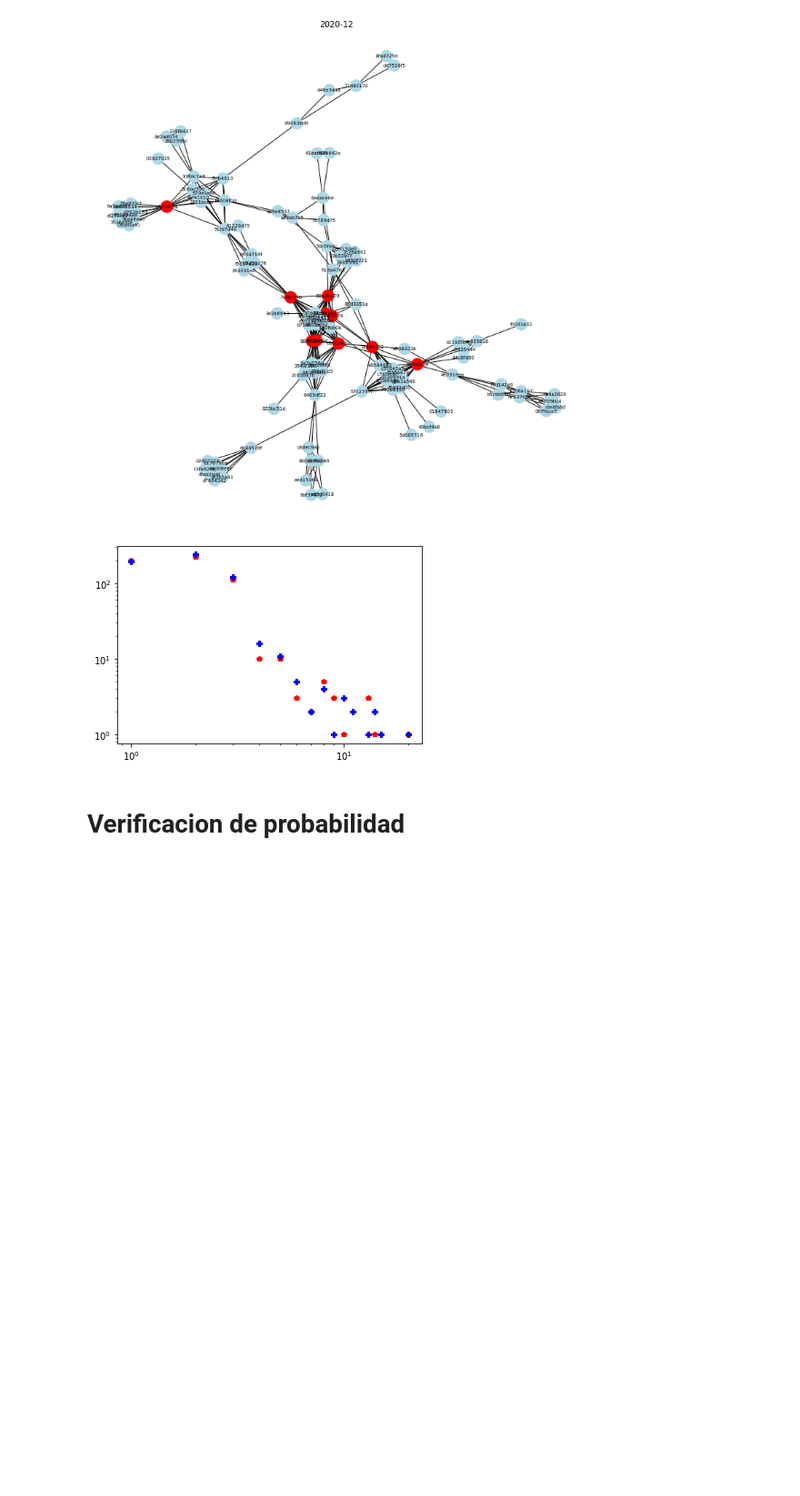
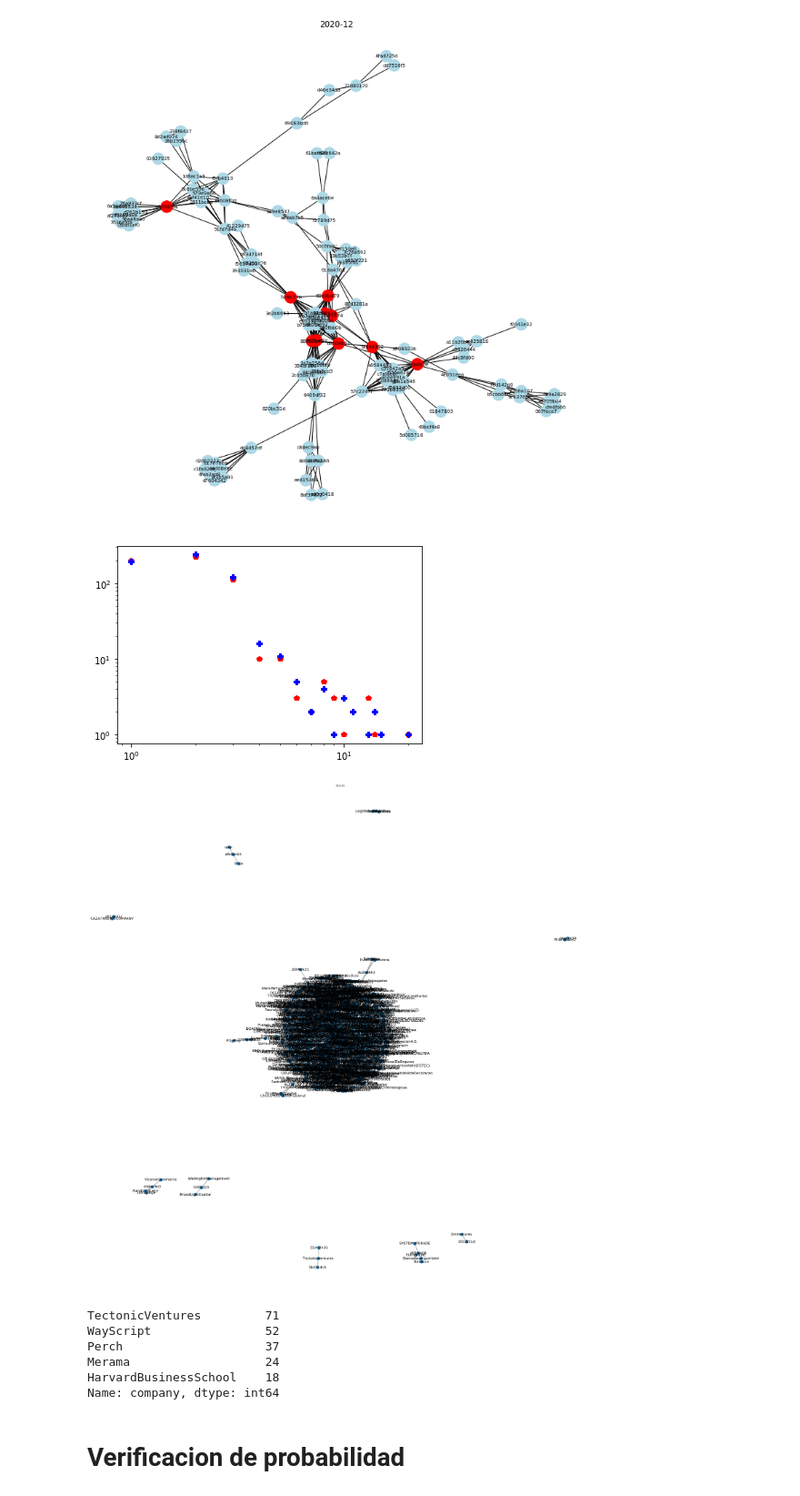
Before and after one commit to Mahonry/EncounterNetwork, a Jupyter notebook: Red de encuentros.ipynb, the cells around one changed output. Shown at 91% size. Saved outputs shown, nothing was run; the diff lists cells and outputs as text; code cells hidden in the pictures; blank space fills up the shorter version.

```diff
--- a/Red de encuentros.ipynb
+++ b/Red de encuentros.ipynb
@@ -529,6 +561,25 @@ plt.figure(3,figsize=(20,20))
 plt.plot(k_average_p_2_month, gc_people_month_2, label = 'Criterio 2')
 plt.legend()
 plt.plot()
+# %%
+#Toda la red fina
+G0 = graphs_list[154][0]
+# %%
+plt.figure(3,figsize=(40,40))
+nx.draw_spring(G0, with_labels = True, font_size = 20)
+plt.title('2022-10')
+plt.savefig('./images/red final.jpeg',bbox_inches = 'tight')
+# %% [output]
+[figure, added]
+# %%
+DF_to_adjacency_matrix_month[DF_to_adjacency_matrix_month.uuid == '5bd71dc6'].company.value_counts()
+# %% [output]
+TectonicVentures         71
+WayScript                52
+Perch                    37
+Merama                   24
+HarvardBusinessSchool    18
+Name: company, dtype: int64
 # %% [markdown]
 # Verificacion de probabilidad
 # %%
```
Also changed, not shown: parts of 19 cells of this notebook.
